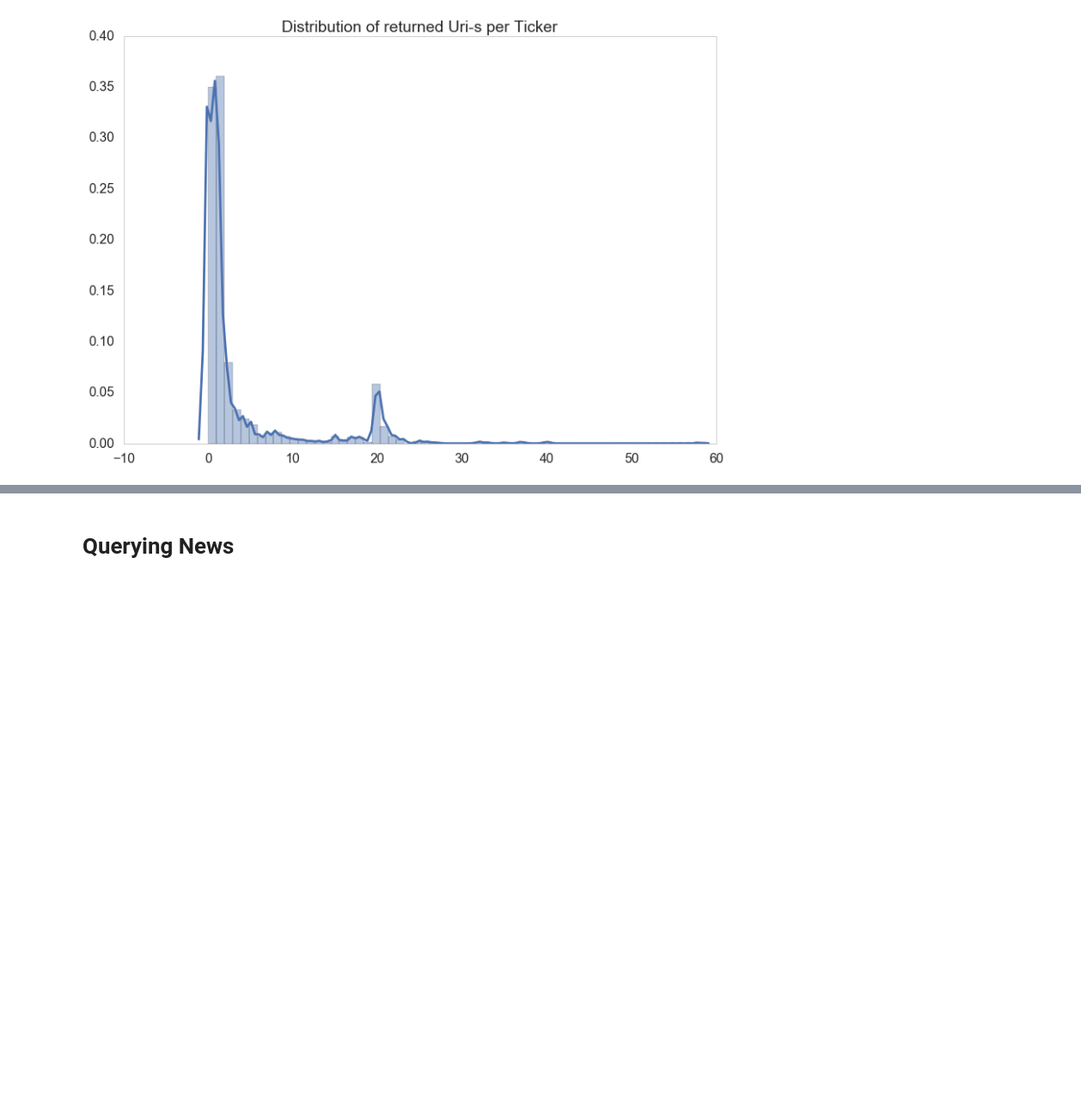
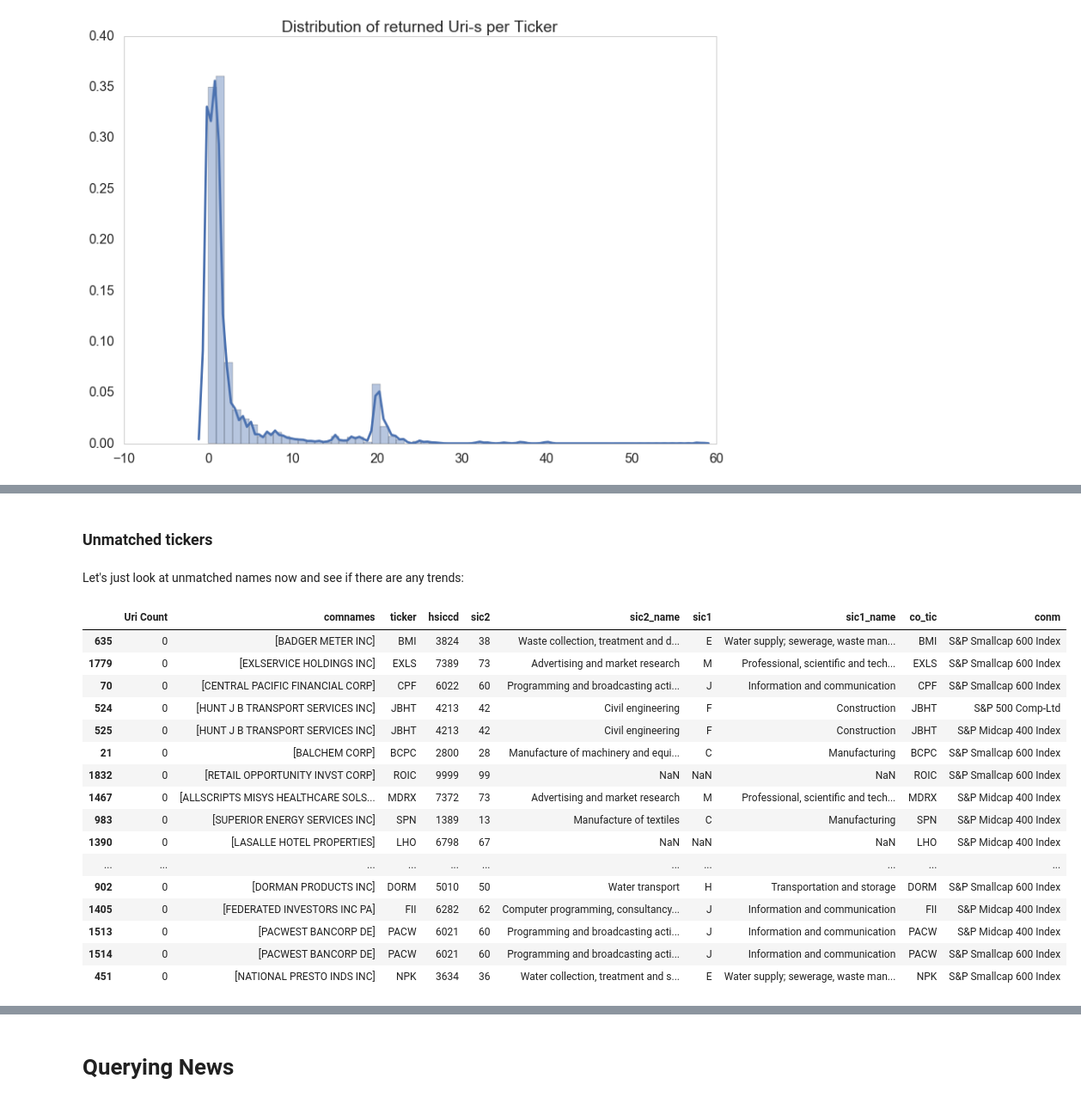
Before and after one commit to nolefp/ec970, a Jupyter notebook: Pilot Test.ipynb, the cells around one changed output, grey strips where cells are left out. Shown: that part at 86% size. Cells and saved outputs as stored; diff of their text form; code cells hidden in the pictures; blank space fills up the shorter version.

```diff
--- a/Pilot Test.ipynb
+++ b/Pilot Test.ipynb
@@ -817,0 +861,24 @@ bysector.sort_values('share_fail')
+# %% [markdown]
+### Unmatched tickers
+# %% [markdown]
+Let's just look at unmatched names now and see if there are any trends:
+# %%
+uricounts[uricounts["Uri Count"] == 0][:20]
+# %% [output]
+|  | Uri Count | comnames | ticker | hsiccd | sic2 | sic2_name | sic1 | sic1_name | co_tic | conm |
+| 635 | 0 | [BADGER METER INC] | BMI | 3824 | 38 | Waste collection, treatment and d... | E | Water supply; sewerage, waste man... | BMI | S&P Smallcap 600 Index |
+| 1779 | 0 | [EXLSERVICE HOLDINGS INC] | EXLS | 7389 | 73 | Advertising and market research | M | Professional, scientific and tech... | EXLS | S&P Smallcap 600 Index |
+| 70 | 0 | [CENTRAL PACIFIC FINANCIAL CORP] | CPF | 6022 | 60 | Programming and broadcasting acti... | J | Information and communication | CPF | S&P Smallcap 600 Index |
+| 524 | 0 | [HUNT J B TRANSPORT SERVICES INC] | JBHT | 4213 | 42 | Civil engineering | F | Construction | JBHT | S&P 500 Comp-Ltd |
+| 525 | 0 | [HUNT J B TRANSPORT SERVICES INC] | JBHT | 4213 | 42 | Civil engineering | F | Construction | JBHT | S&P Midcap 400 Index |
+| 21 | 0 | [BALCHEM CORP] | BCPC | 2800 | 28 | Manufacture of machinery and equi... | C | Manufacturing | BCPC | S&P Smallcap 600 Index |
+| 1832 | 0 | [RETAIL OPPORTUNITY INVST CORP] | ROIC | 9999 | 99 | NaN | NaN | NaN | ROIC | S&P Smallcap 600 Index |
+| 1467 | 0 | [ALLSCRIPTS MISYS HEALTHCARE SOLS... | MDRX | 7372 | 73 | Advertising and market research | M | Professional, scientific and tech... | MDRX | S&P Midcap 400 Index |
+| 983 | 0 | [SUPERIOR ENERGY SERVICES INC] | SPN | 1389 | 13 | Manufacture of textiles | C | Manufacturing | SPN | S&P Midcap 400 Index |
+| 1390 | 0 | [LASALLE HOTEL PROPERTIES] | LHO | 6798 | 67 | NaN | NaN | NaN | LHO | S&P Midcap 400 Index |
+| ... | ... | ... | ... | ... | ... | ... | ... | ... | ... | ... |
+| 902 | 0 | [DORMAN PRODUCTS INC] | DORM | 5010 | 50 | Water transport | H | Transportation and storage | DORM | S&P Smallcap 600 Index |
+| 1405 | 0 | [FEDERATED INVESTORS INC PA] | FII | 6282 | 62 | Computer programming, consultancy... | J | Information and communication | FII | S&P Midcap 400 Index |
+| 1513 | 0 | [PACWEST BANCORP DE] | PACW | 6021 | 60 | Programming and broadcasting acti... | J | Information and communication | PACW | S&P Midcap 400 Index |
+| 1514 | 0 | [PACWEST BANCORP DE] | PACW | 6021 | 60 | Programming and broadcasting acti... | J | Information and communication | PACW | S&P Smallcap 600 Index |
+| 451 | 0 | [NATIONAL PRESTO INDS INC] | NPK | 3634 | 36 | Water collection, treatment and s... | E | Water supply; sewerage, waste man... | NPK | S&P Smallcap 600 Index |
```
Also changed, not shown: parts of 69 cells of this notebook, 2 other files.
